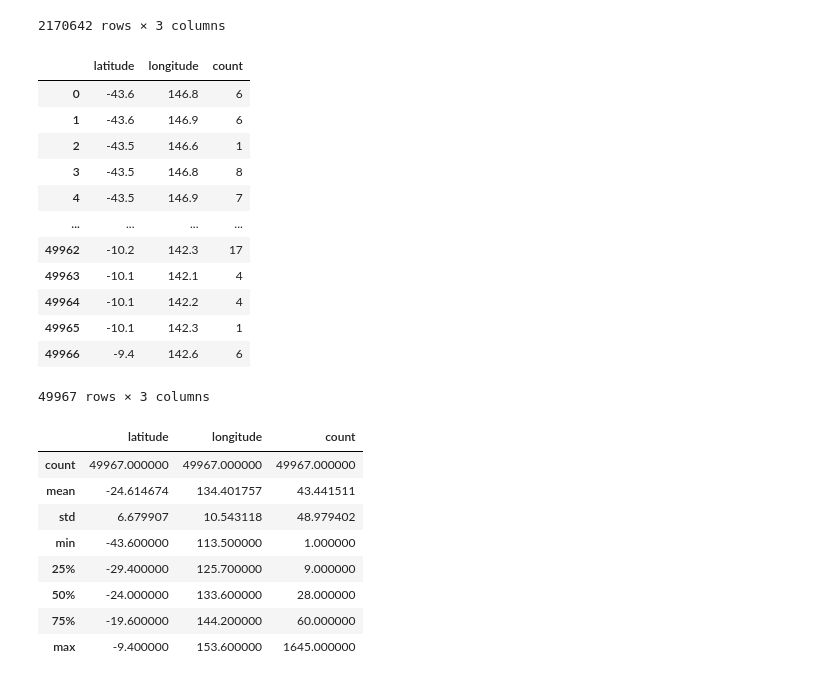
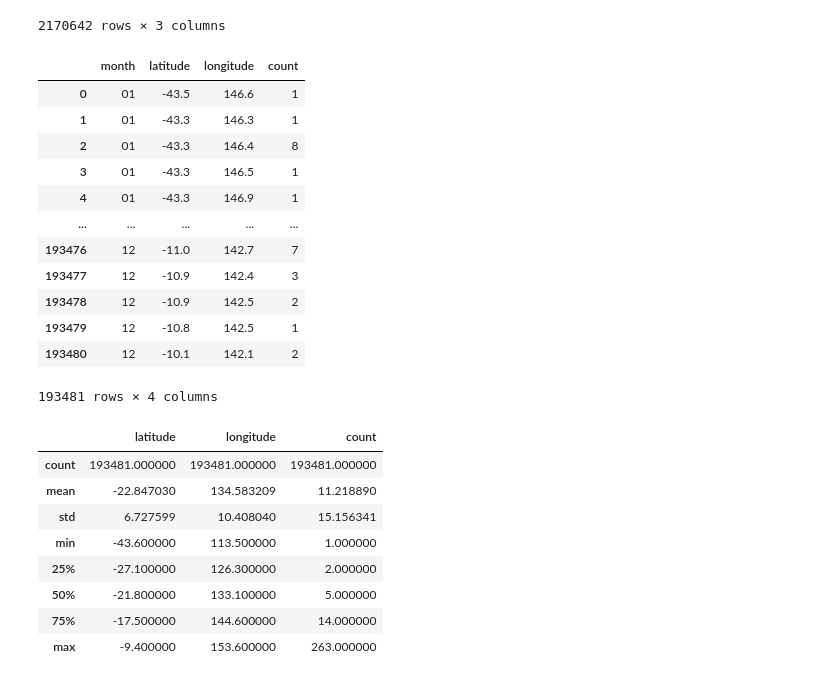
Before and after one commit to jtpotato/firetrace, a Jupyter notebook: src/fire_heatmap.ipynb, the cells around one changed output. Cells and saved outputs as stored; diff of their text form; code cells hidden in the pictures.

```diff
--- a/src/fire_heatmap.ipynb
+++ b/src/fire_heatmap.ipynb
@@ -83,33 +78,37 @@ rounded_df
+# %%
+month_df = rounded_df.copy(deep=True)
+
+month_df['month'] = rounded_df['acq_date'].str[5:7]
 # %%
-grouped_df = rounded_df.groupby(["latitude", "longitude"]).size().reset_index(name="count")
+grouped_df = month_df.groupby(["month", "latitude", "longitude"]).size().reset_index(name="count")
 
 grouped_df
 # %% [output]
-|  | latitude | longitude | count |
-| 0 | -43.6 | 146.8 | 6 |
-| 1 | -43.6 | 146.9 | 6 |
-| 2 | -43.5 | 146.6 | 1 |
-| 3 | -43.5 | 146.8 | 8 |
-| 4 | -43.5 | 146.9 | 7 |
-| ... | ... | ... | ... |
-| 49962 | -10.2 | 142.3 | 17 |
-| 49963 | -10.1 | 142.1 | 4 |
-| 49964 | -10.1 | 142.2 | 4 |
-| 49965 | -10.1 | 142.3 | 1 |
-| 49966 | -9.4 | 142.6 | 6 |
+|  | month | latitude | longitude | count |
+| 0 | 01 | -43.5 | 146.6 | 1 |
+| 1 | 01 | -43.3 | 146.3 | 1 |
+| 2 | 01 | -43.3 | 146.4 | 8 |
+| 3 | 01 | -43.3 | 146.5 | 1 |
+| 4 | 01 | -43.3 | 146.9 | 1 |
+| ... | ... | ... | ... | ... |
+| 193476 | 12 | -11.0 | 142.7 | 7 |
+| 193477 | 12 | -10.9 | 142.4 | 3 |
+| 193478 | 12 | -10.9 | 142.5 | 2 |
+| 193479 | 12 | -10.8 | 142.5 | 1 |
+| 193480 | 12 | -10.1 | 142.1 | 2 |
-49967 rows × 3 columns
+193481 rows × 4 columns
 # %%
 grouped_df.describe()
 # %% [output]
 |  | latitude | longitude | count |
-| count | 49967.000000 | 49967.000000 | 49967.000000 |
-| mean | -24.614674 | 134.401757 | 43.441511 |
-| std | 6.679907 | 10.543118 | 48.979402 |
+| count | 193481.000000 | 193481.000000 | 193481.000000 |
+| mean | -22.847030 | 134.583209 | 11.218890 |
+| std | 6.727599 | 10.408040 | 15.156341 |
 | min | -43.600000 | 113.500000 | 1.000000 |
-| 25% | -29.400000 | 125.700000 | 9.000000 |
-| 50% | -24.000000 | 133.600000 | 28.000000 |
-| 75% | -19.600000 | 144.200000 | 60.000000 |
-| max | -9.400000 | 153.600000 | 1645.000000 |
+| 25% | -27.100000 | 126.300000 | 2.000000 |
+| 50% | -21.800000 | 133.100000 | 5.000000 |
+| 75% | -17.500000 | 144.600000 | 14.000000 |
+| max | -9.400000 | 153.600000 | 263.000000 |
 # %%
 grouped_df.to_csv("../data/gen_2/processed/fire_coordinate_weights.csv", index=False)
 # %%
```
Also changed, not shown: parts of 2 cells of this notebook, 13 other files.
